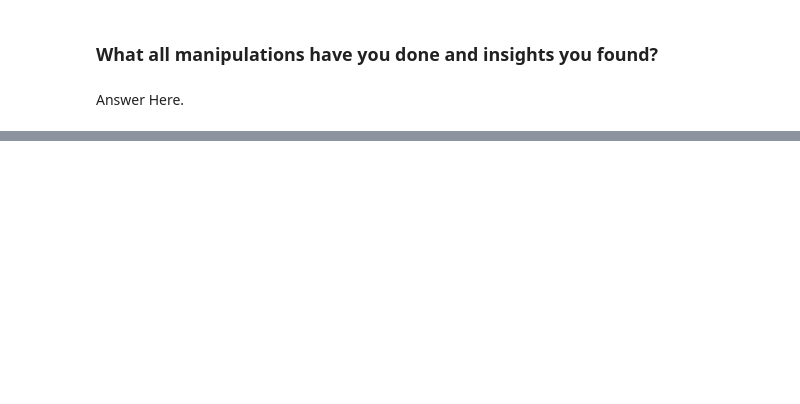
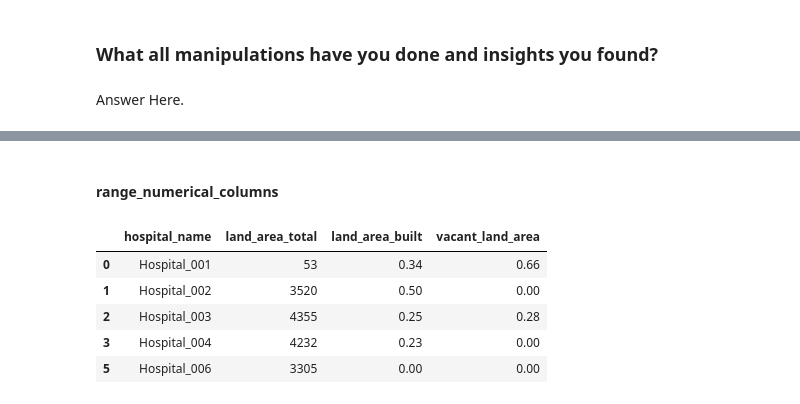
Before and after one commit to Kartikrast/social-infra-prediction-model, a Jupyter notebook: python_files/steps.ipynb, the cells around one changed output, grey strips where cells are left out. Cells and saved outputs as stored; diff of their text form; code cells hidden in the pictures; blank space fills up the shorter version.

```diff
--- a/python_files/steps.ipynb
+++ b/python_files/steps.ipynb
@@ -887,7 +1425,8 @@ memory usage: 287.8+ KB
 ### Dataset Loading
 # %%
 # Load Dataset
-df = pd.read_excel(r'C:\Users\pc\OneDrive\Documents\Dev_Tools\test_codes\social_infra\excel_files\samarqand_student_data 1.xlsx')
+school_df = pd.read_excel(r'C:\Users\pc\OneDrive\Documents\Dev_Tools\test_codes\social_infra\excel_files\samarqand_student_data 1.xlsx')
+df = school_df.copy()
 # %% [markdown]
 ### Dataset First View
 # %%
@@ -2094,0 +3097,39 @@ Answer Here.
+# %% [markdown]
+#### range_numerical_columns
+# %%
+# firstly we have numerical columns that tells about the information of the land area of the hospital
+land_area_cols = ['land_area_total', 'land_area_built', 'vacant_land_area']
+
+# we will have to drop those rows where land_area_total < land_area_build
+hospital_df = hospital_df[hospital_df['land_area_total'] > hospital_df['land_area_built']]
+
+"""
+in this the vacant_land_area in some values is simply the land_area_total - land_area_built,
+but this is not the case with every values probably due to some hidden reason.
+Hence to solve this we will create 2 columns 1 is [% of land_area_built] i.e. [land_area_built]/[land_area_total]
+and the 2nd is the [% of vacant_land_area] i.e. [vacant_land_area]/[land_area_total].
+This will allow us to handle both the cases separately and we will be able to get both insights and will be able to score them accordingly.
+"""
+
+hospital_df['land_area_built'] = np.where(
+    hospital_df['land_area_total'] != 0,
+    (hospital_df['land_area_built'] / hospital_df['land_area_total']).round(2),
+    0.0  # or np.nan, depending on what you prefer
+)
+
+hospital_df['vacant_land_area'] = np.where(
+    hospital_df['land_area_total'] != 0,
+    (hospital_df['vacant_land_area'] / hospital_df['land_area_total']).round(2),
+    0.0
+)
+
+# now we have the % of vacant_land_area and the build_area using this we can assign scores considering a threshold
+# let's check the data of these values separately
+hospital_df[['hospital_name'] + land_area_cols].head()
+# %% [output]
+|  | hospital_name | land_area_total | land_area_built | vacant_land_area |
+| 0 | Hospital_001 | 53 | 0.34 | 0.66 |
+| 1 | Hospital_002 | 3520 | 0.50 | 0.00 |
+| 2 | Hospital_003 | 4355 | 0.25 | 0.28 |
+| 3 | Hospital_004 | 4232 | 0.23 | 0.00 |
+| 5 | Hospital_006 | 3305 | 0.00 | 0.00 |
```
Also changed, not shown: parts of 44 cells of this notebook.
